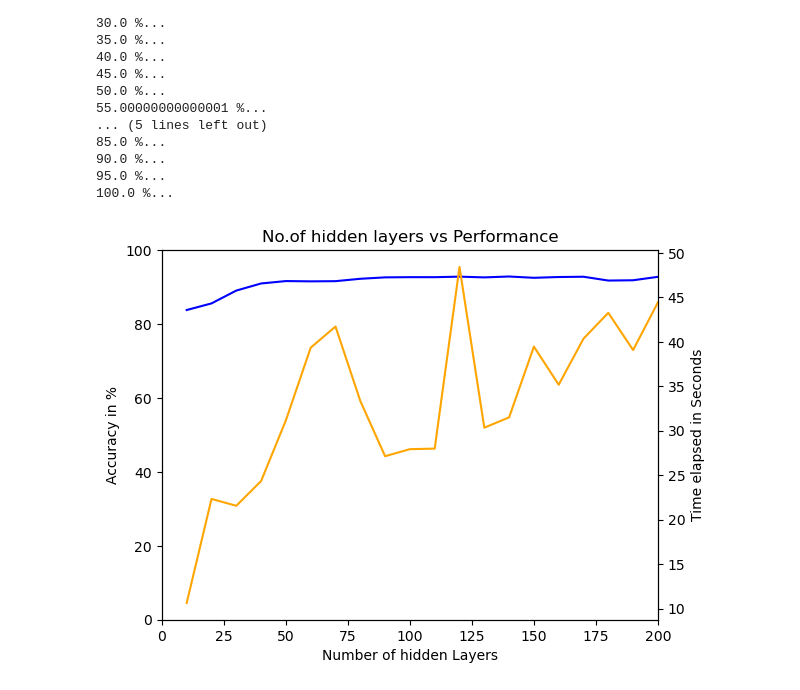
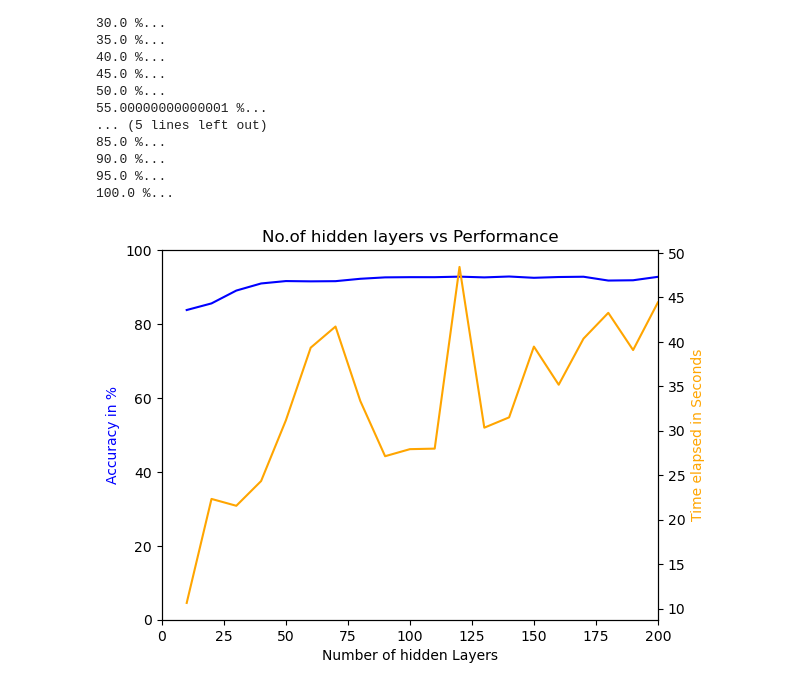
Before and after one commit to Pilot-Khadka/Neural-Networks, a Jupyter notebook: main.ipynb, the cells around one changed output. Cells and saved outputs as stored; diff of their text form; code cells hidden in the pictures.

```diff
--- a/main.ipynb
+++ b/main.ipynb
@@ -197,17 +197,17 @@ Progress :
 # %%
 # Relation between Number of hidden layers and accuracy
 fig, ax1 = plt.subplots()
 ax1.plot(hidden_node_array,score_array,color="blue")
 ax1.set_xlabel("Number of hidden Layers")
 ax1.set_xlim(0, 200)
-ax1.set_ylabel("Accuracy in %")
+ax1.set_ylabel("Accuracy in %",color="blue")
 ax1.set_ylim(0, 100)
 ax1.set_title('No.of hidden layers vs Performance')
 
 ax2 = ax1.twinx()
-ax2.set_ylabel("Time elapsed in Seconds")
+ax2.set_ylabel("Time elapsed in Seconds",color="orange")
 ax2.plot(hidden_node_array,time_array,color="orange" )
 
 plt.show()
 # %% [output]
-[figure, old version]
+[figure, new version]
```
